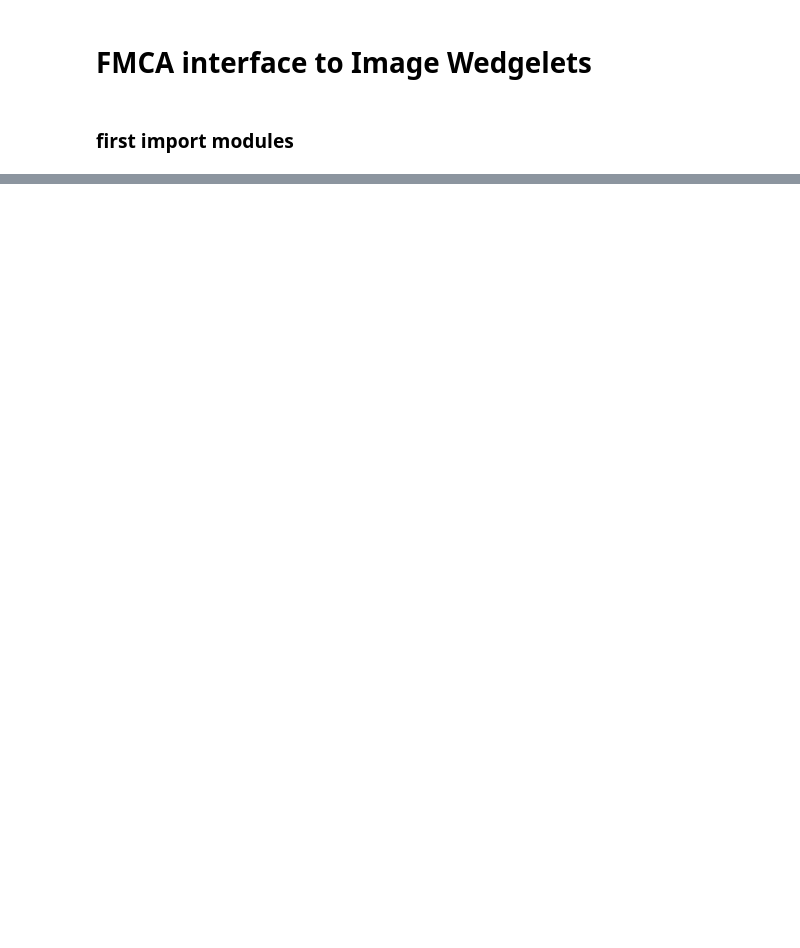
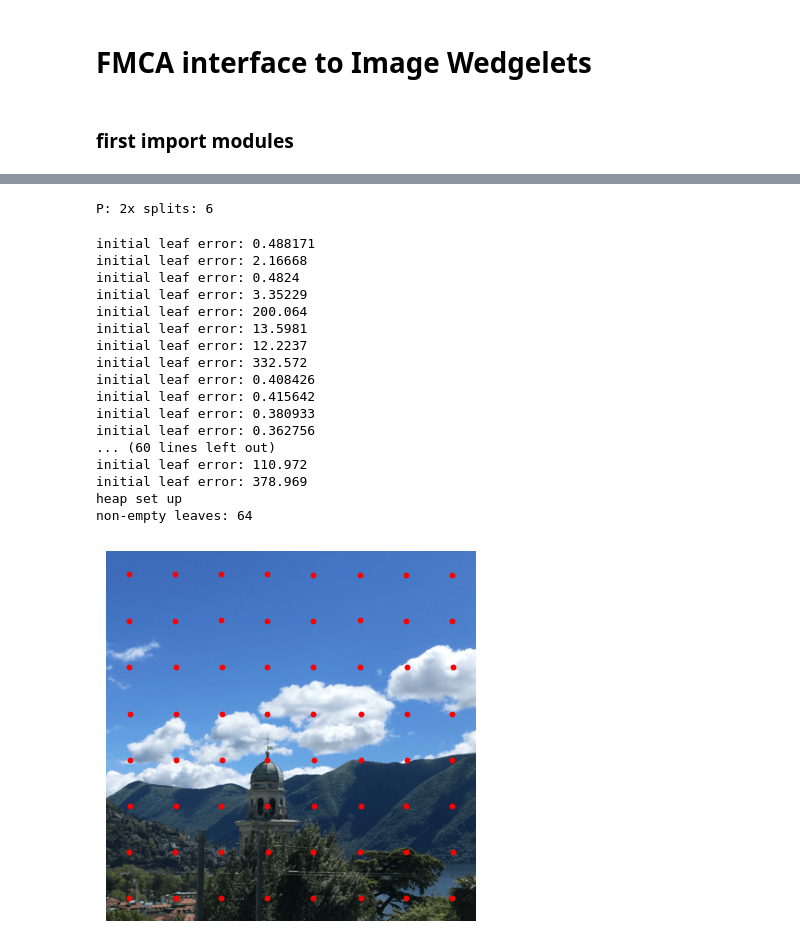
Before and after one commit to muchip/fmca, a Jupyter notebook: py/FMCA_WedgeletCompression.ipynb, the cells around one changed output, grey strips where cells are left out. Cells and saved outputs as stored; diff of their text form; code cells hidden in the pictures; blank space fills up the shorter version.

```diff
--- a/py/FMCA_WedgeletCompression.ipynb
+++ b/py/FMCA_WedgeletCompression.ipynb
@@ -37,14 +41,36 @@ plt.show()
 # %%
 WT = FMCA.WedgeletTree()
-WT.init(P, rgb, 0, 8)
-lm = WT.landmarks(P)
-print(h, w, lm)
+WT.init(P, 6)
+# %% [output]
+P: 2x splits: 6
 # %%
+WT.computeWedges(P, rgb, 4, 1e-2)
+lm = WT.landmarks(P)
+print(h, w, lm)
 img_out = rgb.reshape((h, w, 3), order='F')
 plt.imshow(img_out)
 plt.scatter(lm[0,:], h - lm[1,:] - 1, s=10, c='red', marker='o')
 plt.axis('off')
 plt.show()
+# %% [output]
+initial leaf error: 0.488171
+initial leaf error: 2.16668
+initial leaf error: 0.4824
+initial leaf error: 3.35229
+initial leaf error: 200.064
+initial leaf error: 13.5981
+initial leaf error: 12.2237
+initial leaf error: 332.572
+initial leaf error: 0.408426
+initial leaf error: 0.415642
+initial leaf error: 0.380933
+initial leaf error: 0.362756
+... (60 lines left out)
+initial leaf error: 110.972
+initial leaf error: 378.969
+heap set up
+non-empty leaves: 64
+[figure, added]
 # %%
 rgbNew = WT.compress(P, rgb)
 M_min = rgbNew.min()
```
Also changed, not shown: parts of 4 cells of this notebook, 4 other files.
